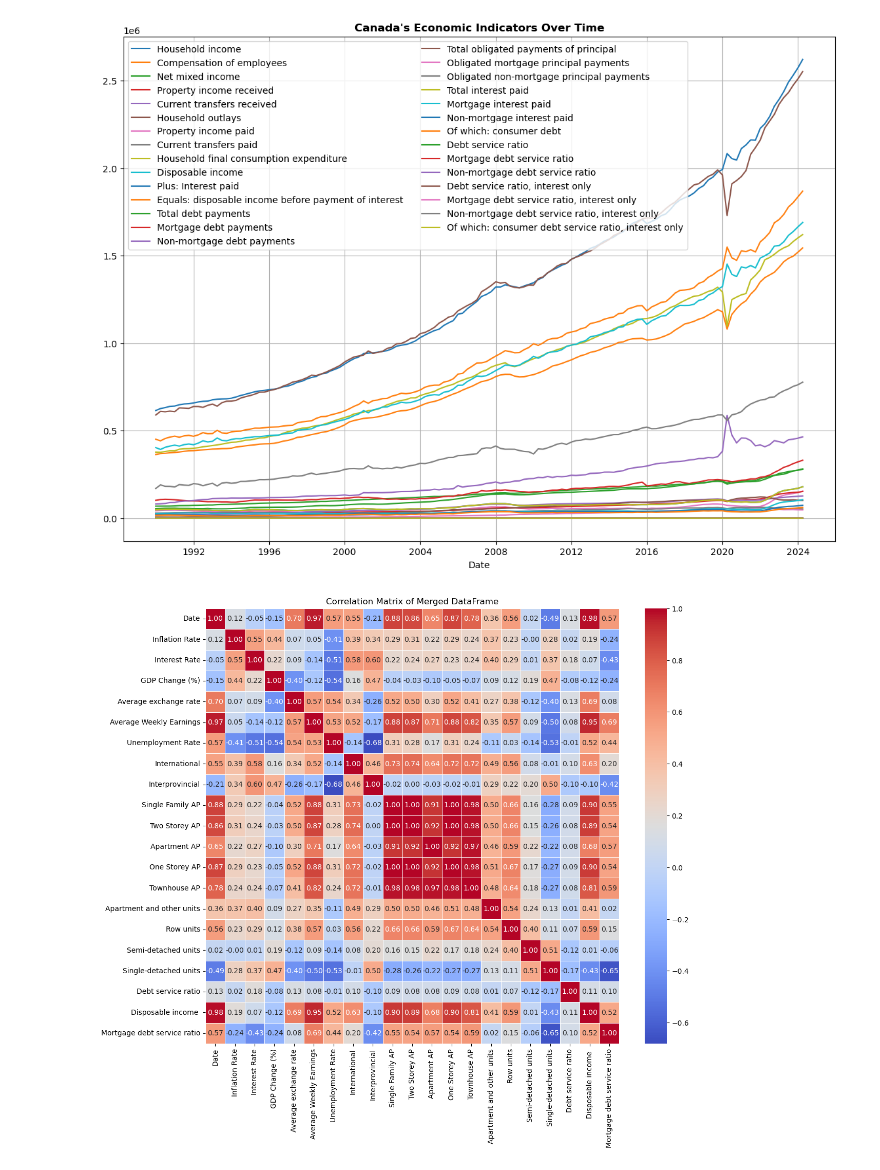
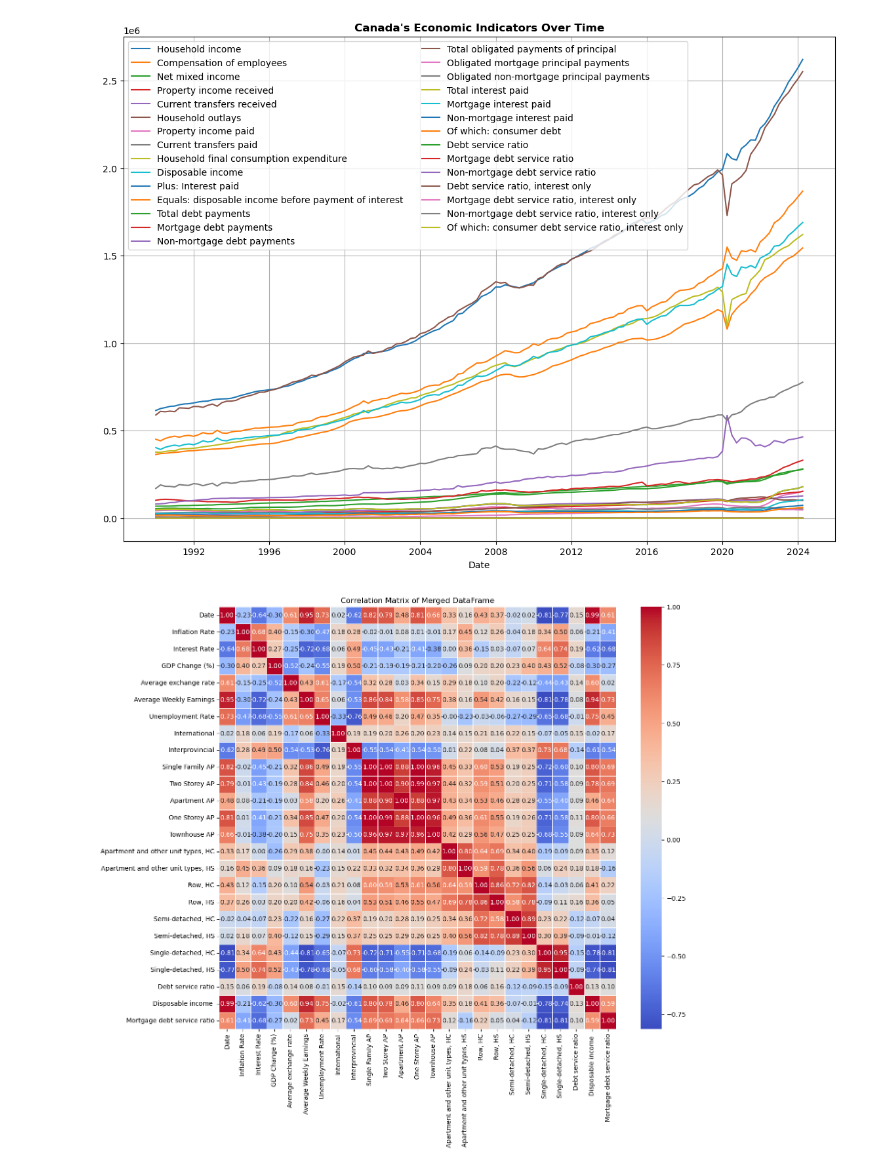
Before and after one commit to novomax-ca/CalgaryRealEstate, a Jupyter notebook: Calgary.ipynb, the cells around one changed output. Cells and saved outputs as stored; diff of their text form; code cells hidden in the pictures.

```diff
--- a/Calgary.ipynb
+++ b/Calgary.ipynb
@@ -383,7 +667,7 @@ plt.show()
 # %%
 # Merging the data
 canada_debt_df = canada_debt_df[canada_debt_df['Estimates'].isin(selected_data_types)]
-canada_debt_df_filtered = canada_debt_df[canada_debt_df['REF_DATE'].dt.year >= 2005][['REF_DATE', 'Estimates', 'VALUE']]
+canada_debt_df_filtered = canada_debt_df[(canada_debt_df['REF_DATE'].dt.year >= 2005) & (canada_debt_df['REF_DATE'].dt.year < 2022)][['REF_DATE', 'Estimates', 'VALUE']]
 canada_debt_df_filtered = canada_debt_df_filtered.sort_values(by='REF_DATE')
 canada_debt_df_pivot = canada_debt_df_filtered.pivot(index='REF_DATE', columns='Estimates', values='VALUE').reset_index()
 canada_debt_df_pivot.columns.name = None
@@ -393,45 +677,56 @@ canada_debt_df_pivot.iloc[:, 1:] = canada_debt_df_pivot.iloc[:, 1:] // 3
 canada_debt_df_pivot.rename(columns={'REF_DATE': 'Date'}, inplace=True)
 #canada_debt_df_pivot = canada_debt_df_pivot[['Date', 'Household income', 'Disposable income ', 'Debt service ratio', 'Mortgage debt service ratio', 'Mortgage debt payments', 'Non-mortgage debt payments', 'Mortgage interest paid', 'Household final consumption expenditure', 'Property income received']]
 
+gdp_df_filtered = gdp_df[(gdp_df['Date'].dt.year >= 2005) & (gdp_df['Date'].dt.year < 2022)][['Date', 'GDP Change (%)']]
 
-gdp_df_filtered = gdp_df[gdp_df['Date'].dt.year >= 2005][['Date', 'GDP Change (%)']]
-
-housing_price_df_filtered = housing_price_df[housing_price_df['Date'].dt.year >= 2005][['Date', 'Single_Family_Benchmark', 'Two_Storey_Benchmark', 'Apartment_Benchmark', 'One_Storey_Benchmark', 'Townhouse_Benchmark']]
+housing_price_df_filtered = housing_price_df[(housing_price_df['Date'].dt.year >= 2005) & (housing_price_df['Date'].dt.year < 2022)][['Date', 'Single_Family_Benchmark', 'Two_Storey_Benchmark', 'Apartment_Benchmark', 'One_Storey_Benchmark', 'Townhouse_Benchmark']]
 housing_price_df_filtered.rename(columns={'Single_Family_Benchmark': 'Single Family AP', 'Two_Storey_Benchmark': 'Two Storey AP', 'Apartment_Benchmark': 'Apartment AP', 'One_Storey_Benchmark': 'One Storey AP', 'Townhouse_Benchmark': 'Townhouse AP'}, inplace=True)
 
-inflation_df_filtred = inflation_df[inflation_df['Date'].dt.year >= 2005][['Date', 'Value']]
+inflation_df_filtred = inflation_df[(inflation_df['Date'].dt.year >= 2005) & (inflation_df['Date'].dt.year < 2022)][['Date', 'Value']]
 inflation_df_filtred.rename(columns={'Value': 'Inflation Rate'}, inplace=True)
 inflation_df_filtred['Date'] = inflation_df_filtred['Date'].dt.to_period('M').dt.to_timestamp()
 
-rate_history_df_filtred = rate_history_df[rate_history_df['Date'] >= '2004-10-01'][['Date', 'Bank of Canada Target Overnight Rate']]
+rate_history_df_filtred = rate_history_df[(rate_history_df['Date'] >= '2004-10-01') & (rate_history_df['Date'] <= '2022-01-01')][['Date', 'Bank of Canada Target Overnight Rate']]
 rate_history_df_filtred.rename(columns={'Bank of Canada Target Overnight Rate': 'Interest Rate'}, inplace=True)
 rate_history_df_filtred['Date'] = rate_history_df_filtred['Date'].dt.to_period('M').dt.to_timestamp()
 
-unemployment_df_filtered = unemployment_df[(unemployment_df['Date'].dt.year >= 2005) & (unemployment_df['Series'] == '25 to 54 years')][['Date', 'Value']]
+unemployment_df_filtered = unemployment_df[(unemployment_df['Date'].dt.year >= 2005) & (unemployment_df['Date'].dt.year < 2022) & (unemployment_df['Series'] == '25 to 54 years')][['Date', 'Value']]
 unemployment_df_filtered.rename(columns={'Value': 'Unemployment Rate'}, inplace=True)
 
-migration_df_filtered = migration_df[migration_df['Date'].dt.year >= 2005]
+migration_df_filtered = migration_df[(migration_df['Date'].dt.year >= 2005) & (migration_df['Date'].dt.year < 2022)]
 migration_df_filtered = migration_df_filtered.sort_values(by='Date')
 migration_df_filtered['Date'] = migration_df_filtered.apply(lambda row: pd.date_range(start=row['Date'], periods=3, freq='MS'), axis=1)
 migration_df_filtered = migration_df_filtered.explode('Date').reset_index(drop=True)
 migration_df_filtered['International'] = migration_df_filtered['International'] // 3
 migration_df_filtered['Interprovincial'] = migration_df_filtered['Interprovincial'] // 3
 
-currency_df_filtered = currency_df[currency_df['rowDate'] >= '2004-12-26'][['rowDate', 'average_rate']]
+currency_df_filtered = currency_df[(currency_df['rowDate'] >= '2004-12-26') & (currency_df['rowDate'] < '2022-01-01')][['rowDate', 'average_rate']]
 average_monthly_rate = currency_df_filtered.groupby(currency_df_filtered['rowDate'].dt.to_period('M'))['average_rate'].mean()
 average_monthly_rate_df = average_monthly_rate.reset_index()
 average_monthly_rate_df['rowDate'] = average_monthly_rate_df['rowDate'].dt.to_timestamp()
 average_monthly_rate_df = average_monthly_rate_df[average_monthly_rate_df['rowDate'] >= '2005-01-01']
 average_monthly_rate_df.rename(columns={'rowDate': 'Date', 'average_rate': 'Average exchange rate'}, inplace=True)
 
-housing_starts_df_filtered = housing_starts_df[housing_starts_df['Date'].dt.year >= 2005][['Date', 'Type', 'Value']]
-housing_starts_pivot = housing_starts_df_filtered.pivot(index='Date', columns='Type', values='Value').reset_index()
+housing_starts_pivot = housing_starts_df.pivot(index='Date', columns='Type', values='Value').reset_index()
 housing_starts_pivot.columns.name = None
 housing_starts_pivot.fillna(0, inplace=True)
 housing_starts_pivot.rename(columns={'Apartment and other unit types': 'Apartment and other units'}, inplace=True)
+housing_starts_pivot['Apartment and other units'] = housing_starts_pivot['Apartment and other units'].shift(20).fillna(0).astype(int)
+housing_starts_pivot['Single-detached units'] = housing_starts_pivot['Single-detached units'].shift(10).fillna(0).astype(int)
+housing_starts_pivot['Semi-detached units'] = housing_starts_pivot['Semi-detached units'].shift(10).fillna(0).astype(int)
+housing_starts_pivot['Row units'] = housing_starts_pivot['Semi-detached units'].shift(10).fillna(0).astype(int)
+housing_starts_df_filtered = housing_starts_pivot[(housing_starts_pivot['Date'].dt.year >= 2005) & (housing_starts_pivot['Date'].dt.year < 2022)]
 
-earnings_df_filtered = earnings_df[earnings_df['Date'].dt.year >= 2005][['Date', 'Value']]
+earnings_df_filtered = earnings_df[(earnings_df['Date'].dt.year >= 2005) & (earnings_df['Date'].dt.year < 2022)][['Date', 'Value']]
 earnings_df_filtered.rename(columns={'Value': 'Average Weekly Earnings'}, inplace=True)
+
+canada_housin_stats_filtered = canada_housin_stats_pd_n[(canada_housin_stats_pd_n['Date'].dt.year >= 2005) & (canada_housin_stats_pd_n['Date'].dt.year < 2022)]
+canada_housin_stats_filtered = canada_housin_stats_filtered.sort_values(by='Date')
+canada_housin_stats_filtered['Date'] = canada_housin_stats_filtered.apply(lambda row: pd.date_range(start=row['Date'], periods=12, freq='MS'), axis=1)
+canada_housin_stats_filtered = canada_housin_stats_filtered.explode('Date').reset_index(drop=True)
+canada_housin_stats_filtered.iloc[:, 1:] = canada_housin_stats_filtered.iloc[:, 1:] // 12
+
+
 
 merged_df = pd.merge_asof(inflation_df_filtred.sort_values('Date'),
                           rate_history_df_filtred.sort_values('Date'),
@@ -469,7 +764,7 @@ merged_df = pd.merge_asof(merged_df.sort_values('Date'),
                           direction='backward')
 
 merged_df = pd.merge_asof(merged_df.sort_values('Date'),
-                          housing_starts_pivot.sort_values('Date'),
+                          canada_housin_stats_filtered.sort_values('Date'),
                           on='Date',
                           direction='backward')
 
@@ -478,17 +773,19 @@ merged_df = pd.merge_asof(merged_df.sort_values('Date'),
                           on='Date',
                           direction='backward')
 
-#canada_debt_df_pivot.head()
+
+#canada_housin_stats_fltr.head()
+#housing_starts_df_filtered.to_csv('housing_starts_pivot.csv', index=False)
 #merged_df.head()
 merged_df.to_csv('merged_data.csv', index=False)
 # %%
 # Building a correlation matrix
 
 correlation_matrix = merged_df.corr()
 
-plt.figure(figsize=(13, 11))
+plt.figure(figsize=(14, 12))
 sns.heatmap(correlation_matrix, annot=True, cmap='coolwarm', fmt='.2f', linewidths=0.5)
 plt.title('Correlation Matrix of Merged DataFrame')
 plt.show()
 # %% [output]
-[figure, old version]
+[figure, new version]
```
Also changed, not shown: parts of 21 cells of this notebook.
